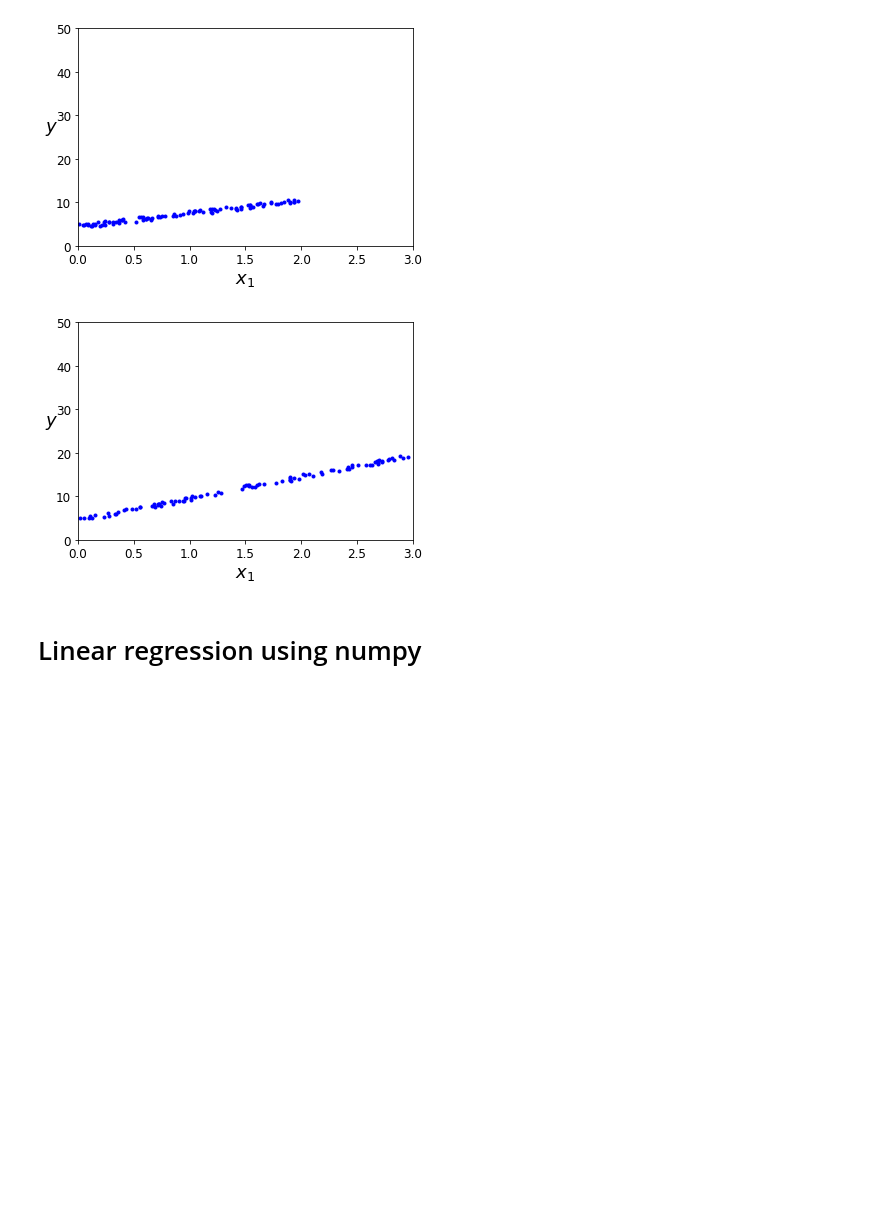
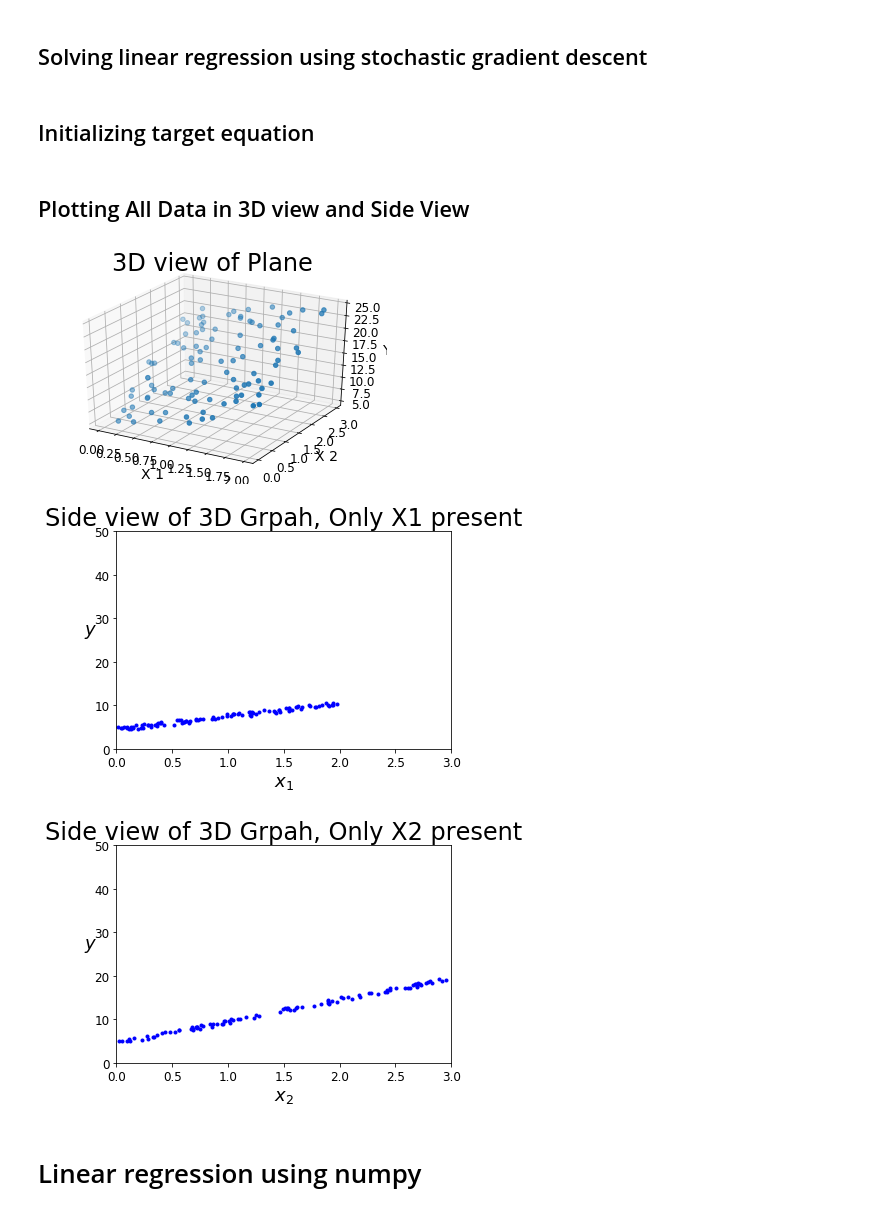
Before and after one commit to trevinofernando/AI-MachineLearning, a Jupyter notebook: hw1/Hw1Part2.ipynb, the cells around one changed output. Saved outputs shown, nothing was run; the diff lists cells and outputs as text; code cells hidden in the pictures; blank space fills up the shorter version.

```diff
--- a/hw1/Hw1Part2.ipynb
+++ b/hw1/Hw1Part2.ipynb
@@ -3,10 +3,12 @@
+# %% [markdown]
+## Solving linear regression using stochastic gradient descent
 # %%
+from mpl_toolkits import mplot3d
 %matplotlib inline
 import matplotlib as mpl
 import matplotlib.pyplot as plt
-mpl.rc('axes', labelsize=14)
-mpl.rc('xtick', labelsize=12)
-mpl.rc('ytick', labelsize=12)
+# %% [markdown]
+## Initializing target equation
 # %%
 import numpy as np
 np.random.seed(42)
@@ -17,21 +19,35 @@ realB = 4
 x1s = 2 * np.random.rand(100, 1)
 x2s = 3 * np.random.rand(100, 1)
 ys = realB + realW1 * x1s + realW2 * x2s + np.random.rand(100, 1)
+# %% [markdown]
+## Plotting All Data in 3D view and Side View
 # %%
+fig = plt.figure()
+ax = plt.axes(projection='3d')
+ax.scatter(x1s, x2s, ys)
+plt.title('3D view of Plane',fontsize=24)
+ax.set_xlabel('X 1')
+ax.set_ylabel('X 2')
+ax.set_zlabel('Y')
+plt.show()
+
 plt.plot(x1s, ys - realW2 * x2s, "b.")
+plt.title('Side view of 3D Grpah, Only X1 present',fontsize=24)
 plt.xlabel("$x_1$", fontsize=18)
 plt.ylabel("$y$", rotation=0, fontsize=18)
 plt.axis([0, 3, 0, 50])
 plt.show()
 
 plt.plot(x2s, ys - realW1 * x1s, "b.")
-plt.xlabel("$x_1$", fontsize=18)
+plt.title('Side view of 3D Grpah, Only X2 present',fontsize=24)
+plt.xlabel("$x_2$", fontsize=18)
 plt.ylabel("$y$", rotation=0, fontsize=18)
 plt.axis([0, 3, 0, 50])
 plt.show()
 # %% [output]
-[figure, old version]
+[figure, new version]
-[figure, old version]
+[figure, new version]
+[figure, added]
 # %%
 # split the data into training and test sets
 # train set
```
Also changed, not shown: parts of 4 cells of this notebook.
